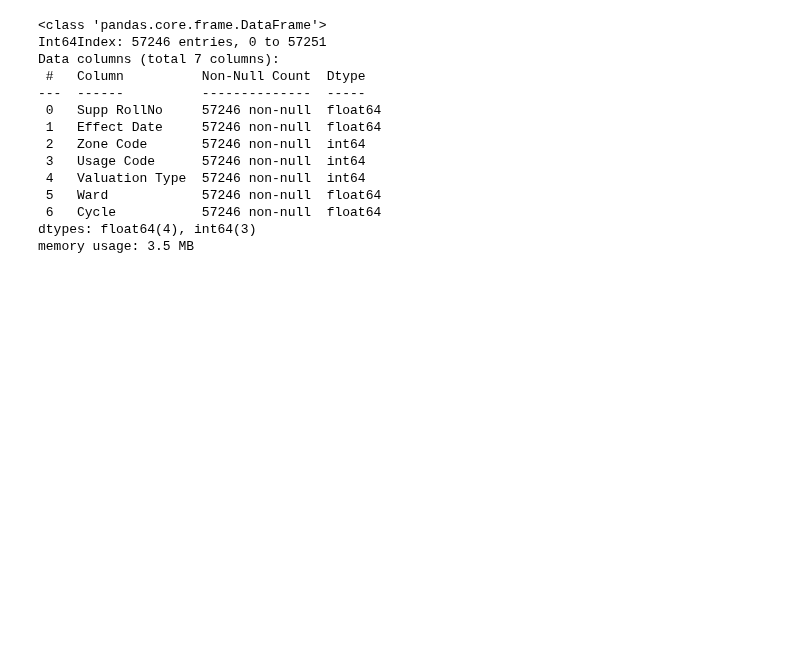
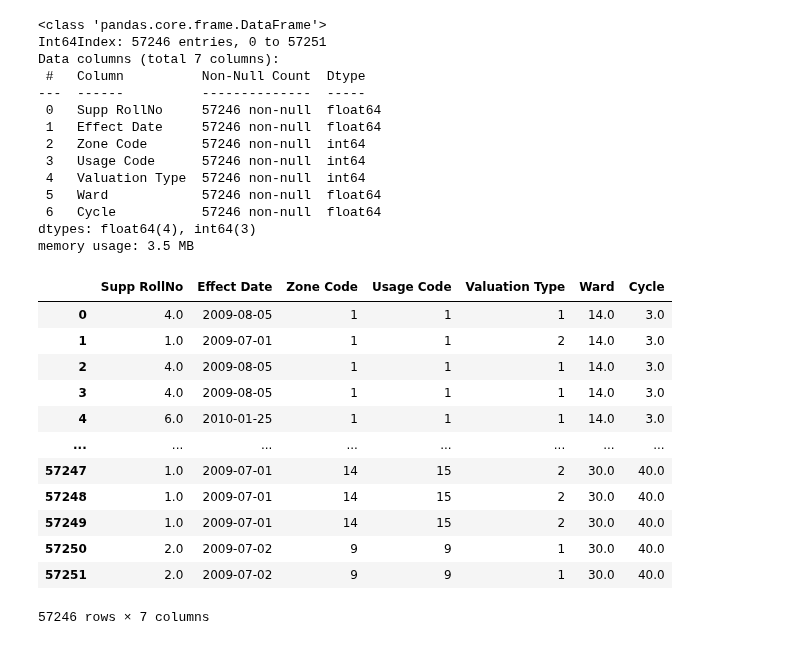
Before and after one commit to BongumusaSizwe/DAE_PROJECT, a Jupyter notebook: mini_project/Houses/Untitled.ipynb, the cells around one changed output. Cells and saved outputs as stored; diff of their text form; code cells hidden in the pictures; blank space fills up the shorter version.

Commit message:
Change column Effect date to date time

```diff
--- a/mini_project/Houses/Untitled.ipynb
+++ b/mini_project/Houses/Untitled.ipynb
@@ -222,3 +223,21 @@ Data columns (total 7 columns):
  6   Cycle           57246 non-null  float64
 dtypes: float64(4), int64(3)
 memory usage: 3.5 MB
+# %%
+#convert column Effect date to date time
+my_new_data_set['Effect Date'] = pd.to_datetime(my_new_data_set['Effect Date'], format='%Y%m%d')
+my_new_data_set
+# %% [output]
+|  | Supp RollNo | Effect Date | Zone Code | Usage Code | Valuation Type | Ward | Cycle |
+| 0 | 4.0 | 2009-08-05 | 1 | 1 | 1 | 14.0 | 3.0 |
+| 1 | 1.0 | 2009-07-01 | 1 | 1 | 2 | 14.0 | 3.0 |
+| 2 | 4.0 | 2009-08-05 | 1 | 1 | 1 | 14.0 | 3.0 |
+| 3 | 4.0 | 2009-08-05 | 1 | 1 | 1 | 14.0 | 3.0 |
+| 4 | 6.0 | 2010-01-25 | 1 | 1 | 1 | 14.0 | 3.0 |
+| ... | ... | ... | ... | ... | ... | ... | ... |
+| 57247 | 1.0 | 2009-07-01 | 14 | 15 | 2 | 30.0 | 40.0 |
+| 57248 | 1.0 | 2009-07-01 | 14 | 15 | 2 | 30.0 | 40.0 |
+| 57249 | 1.0 | 2009-07-01 | 14 | 15 | 2 | 30.0 | 40.0 |
+| 57250 | 2.0 | 2009-07-02 | 9 | 9 | 1 | 30.0 | 40.0 |
+| 57251 | 2.0 | 2009-07-02 | 9 | 9 | 1 | 30.0 | 40.0 |
+57246 rows × 7 columns
```
Also changed, not shown: parts of 2 cells of this notebook.
